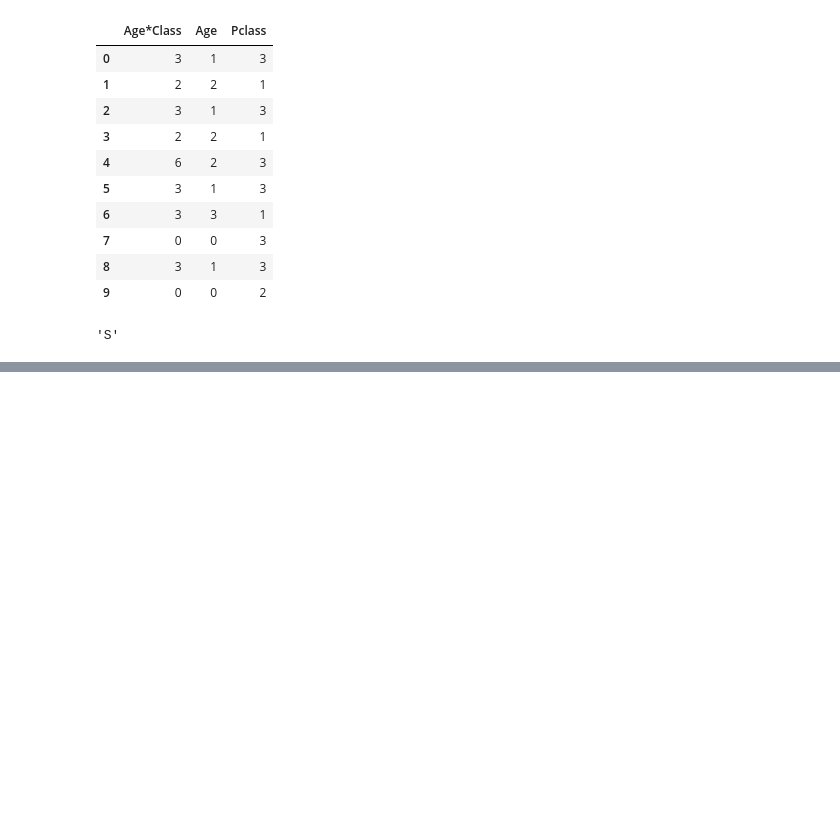
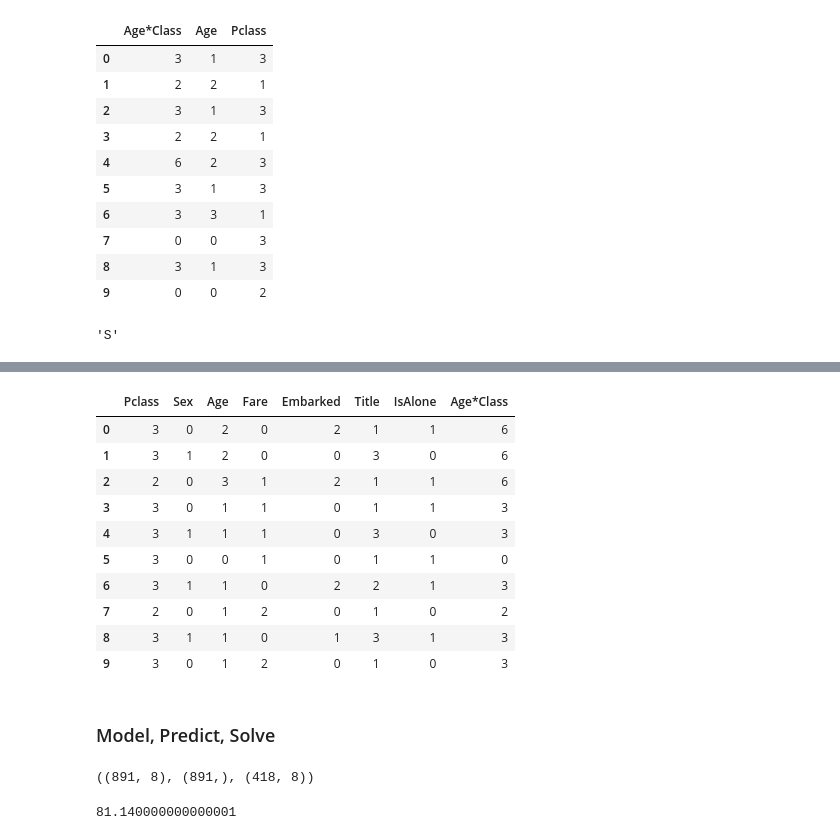
Before and after one commit to woahboy/TitanticMachineLearningFromDisaster, a Jupyter notebook: TitanticDataScienceSolutions.ipynb, the cells around one changed output, grey strips where cells are left out. Cells and saved outputs as stored; diff of their text form; code cells hidden in the pictures; blank space fills up the shorter version.

```diff
--- a/TitanticDataScienceSolutions.ipynb
+++ b/TitanticDataScienceSolutions.ipynb
@@ -386,0 +450,34 @@ for dataset in combine:
+# %%
+test_df.head(10)
+# %% [output]
+|  | Pclass | Sex | Age | Fare | Embarked | Title | IsAlone | Age*Class |
+| 0 | 3 | 0 | 2 | 0 | 2 | 1 | 1 | 6 |
+| 1 | 3 | 1 | 2 | 0 | 0 | 3 | 0 | 6 |
+| 2 | 2 | 0 | 3 | 1 | 2 | 1 | 1 | 6 |
+| 3 | 3 | 0 | 1 | 1 | 0 | 1 | 1 | 3 |
+| 4 | 3 | 1 | 1 | 1 | 0 | 3 | 0 | 3 |
+| 5 | 3 | 0 | 0 | 1 | 0 | 1 | 1 | 0 |
+| 6 | 3 | 1 | 1 | 0 | 2 | 2 | 1 | 3 |
+| 7 | 2 | 0 | 1 | 2 | 0 | 1 | 0 | 2 |
+| 8 | 3 | 1 | 1 | 0 | 1 | 3 | 1 | 3 |
+| 9 | 3 | 0 | 1 | 2 | 0 | 1 | 0 | 3 |
+# %% [markdown]
+### Model, Predict, Solve
+# %%
+X_train = train_df.drop('Survived', axis=1)
+Y_train = train_df['Survived']
+# X_test = test_df.drop('PassengerId', axis=1).copy()
+X_test = test_df
+X_train.shape, Y_train.shape, X_test.shape
+# %% [output]
+((891, 8), (891,), (418, 8))
+# %%
+# Logistic Regression
+
+logreg = LogisticRegression()
+logreg.fit(X_train, Y_train)
+Y_pred = logreg.predict(X_test)
+acc_log = round(logreg.score(X_train, Y_train) * 100, 2)
+acc_log
+# %% [output]
+81.140000000000001
```
Also changed, not shown: parts of 14 cells of this notebook.
